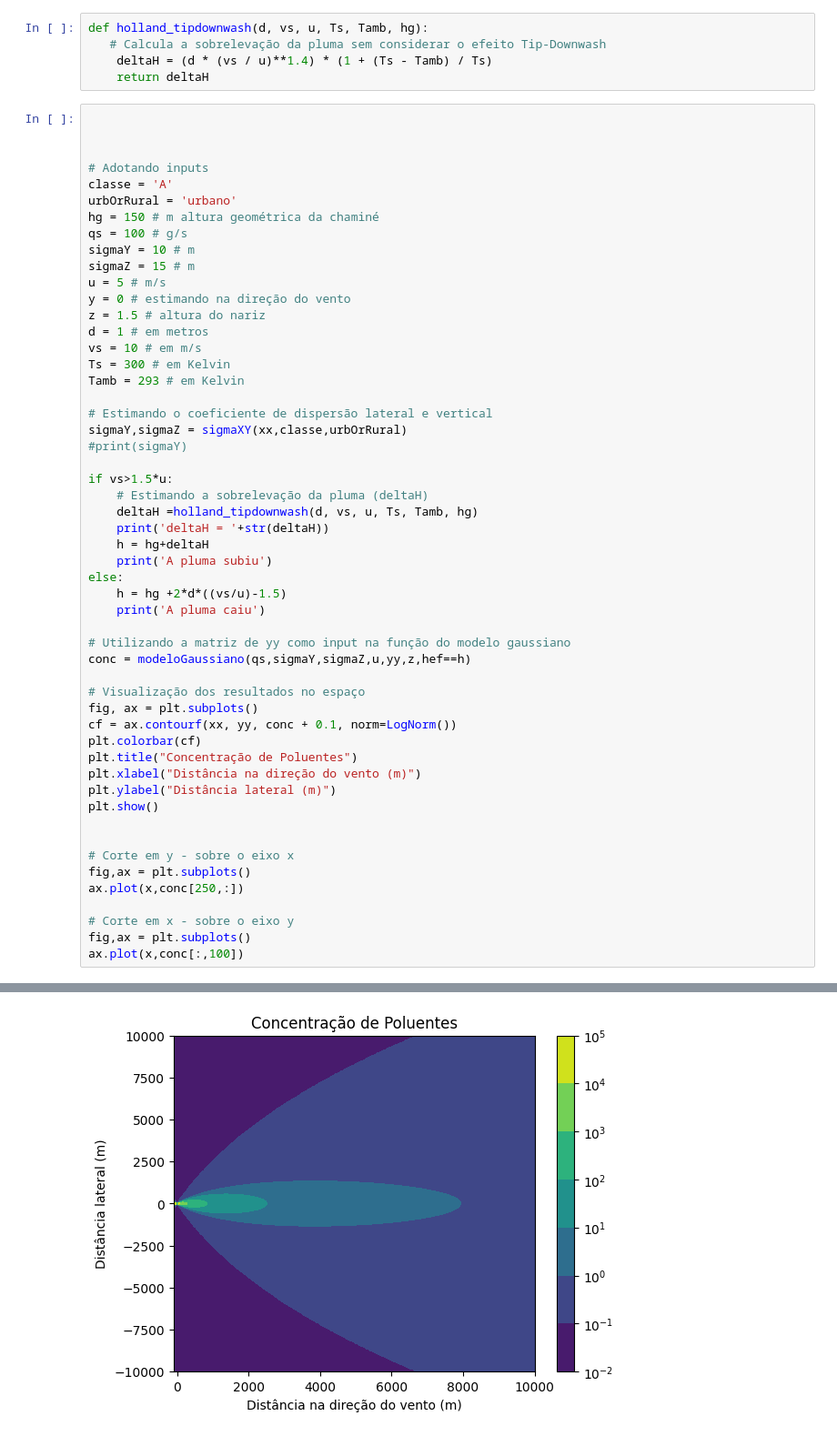
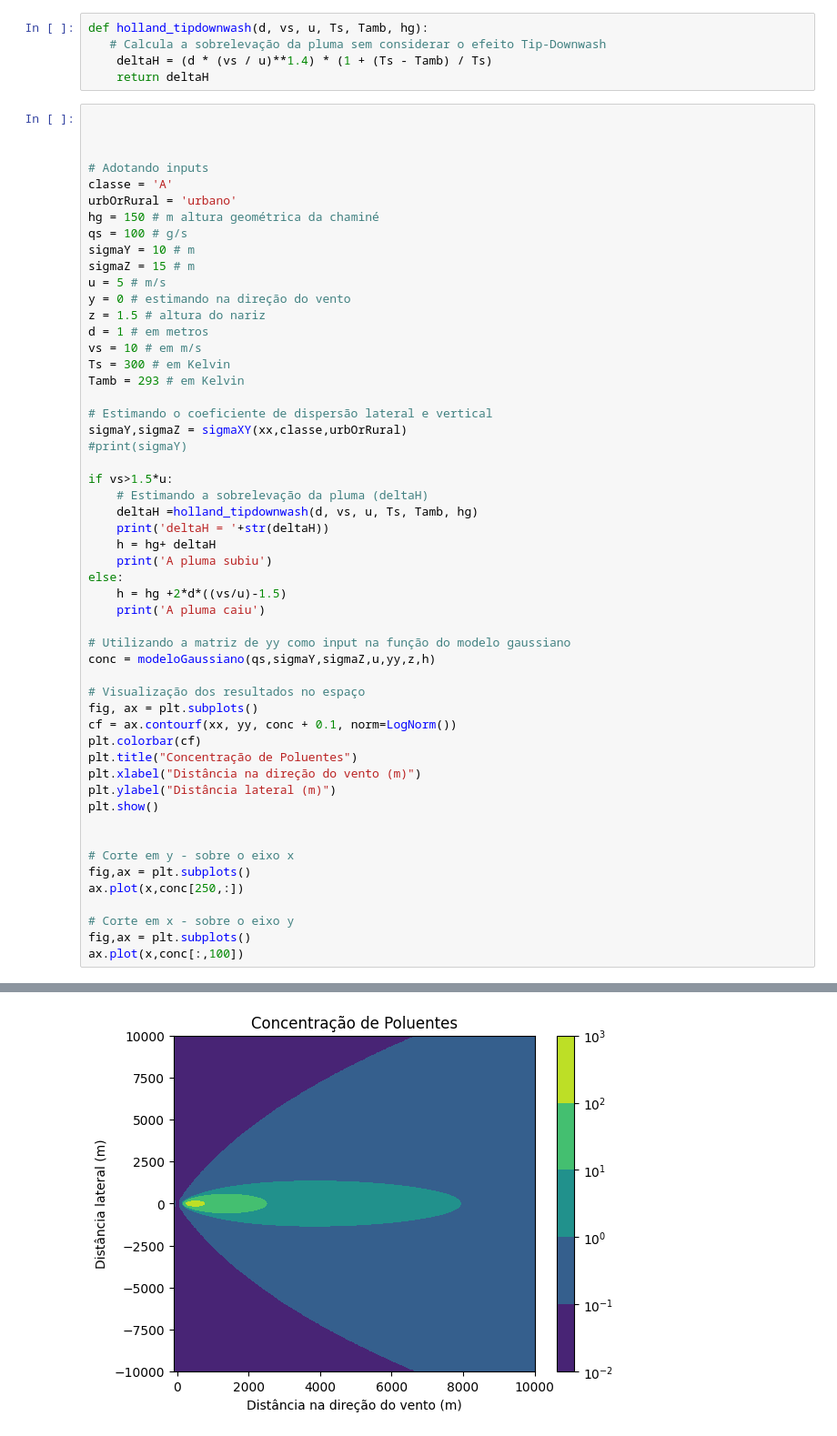
Before and after one commit to maiarasimone/ENS5173_202401, a Jupyter notebook: Atividade03.ipynb, the cells around one changed output, grey strips where cells are left out. Shown at 91% size. Cells and saved outputs as stored; diff of their text form.

```diff
--- a/Atividade03.ipynb
+++ b/Atividade03.ipynb
@@ -168,34 +168,34 @@ if vs>1.5*u:
     # Estimando a sobrelevação da pluma (deltaH)
     deltaH =holland_tipdownwash(d, vs, u, Ts, Tamb, hg)
     print('deltaH = '+str(deltaH))
-    h = hg+deltaH
+    h = hg+ deltaH
     print('A pluma subiu')
 else:
     h = hg +2*d*((vs/u)-1.5)
     print('A pluma caiu')
 
 # Utilizando a matriz de yy como input na função do modelo gaussiano
-conc = modeloGaussiano(qs,sigmaY,sigmaZ,u,yy,z,hef==h)
+conc = modeloGaussiano(qs,sigmaY,sigmaZ,u,yy,z,h)
 
 # Visualização dos resultados no espaço
 fig, ax = plt.subplots()
 cf = ax.contourf(xx, yy, conc + 0.1, norm=LogNorm())
 plt.colorbar(cf)
 plt.title("Concentração de Poluentes")
 plt.xlabel("Distância na direção do vento (m)")
 plt.ylabel("Distância lateral (m)")
 plt.show()
 
 
 # Corte em y - sobre o eixo x
 fig,ax = plt.subplots()
 ax.plot(x,conc[250,:])
 
 # Corte em x - sobre o eixo y
 fig,ax = plt.subplots()
 ax.plot(x,conc[:,100])
 # %% [output]
 deltaH = 2.700592857381857
 A pluma subiu
-[figure, old version]
+[figure, new version]
 [<matplotlib.lines.Line2D at 0x...>]
```
Also changed, not shown: parts of 3 cells of this notebook.
